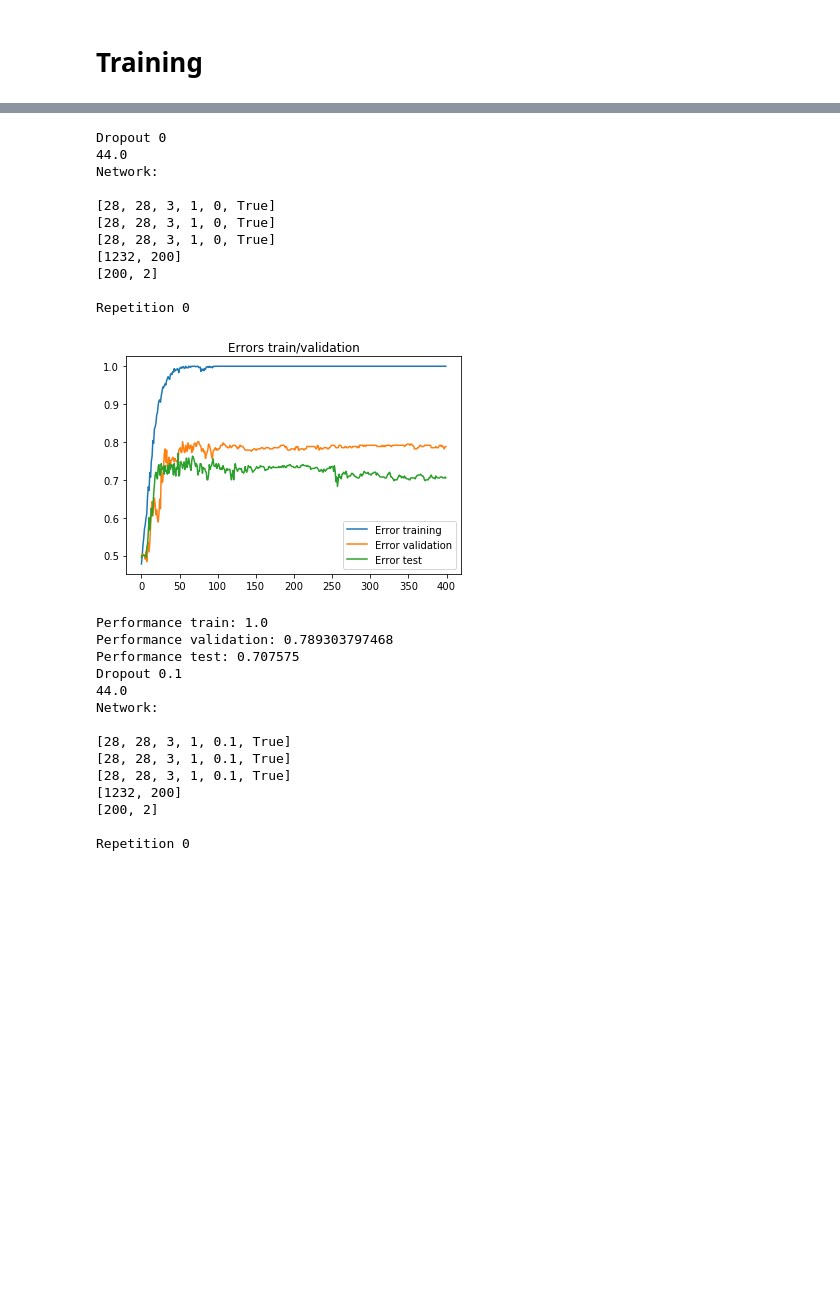
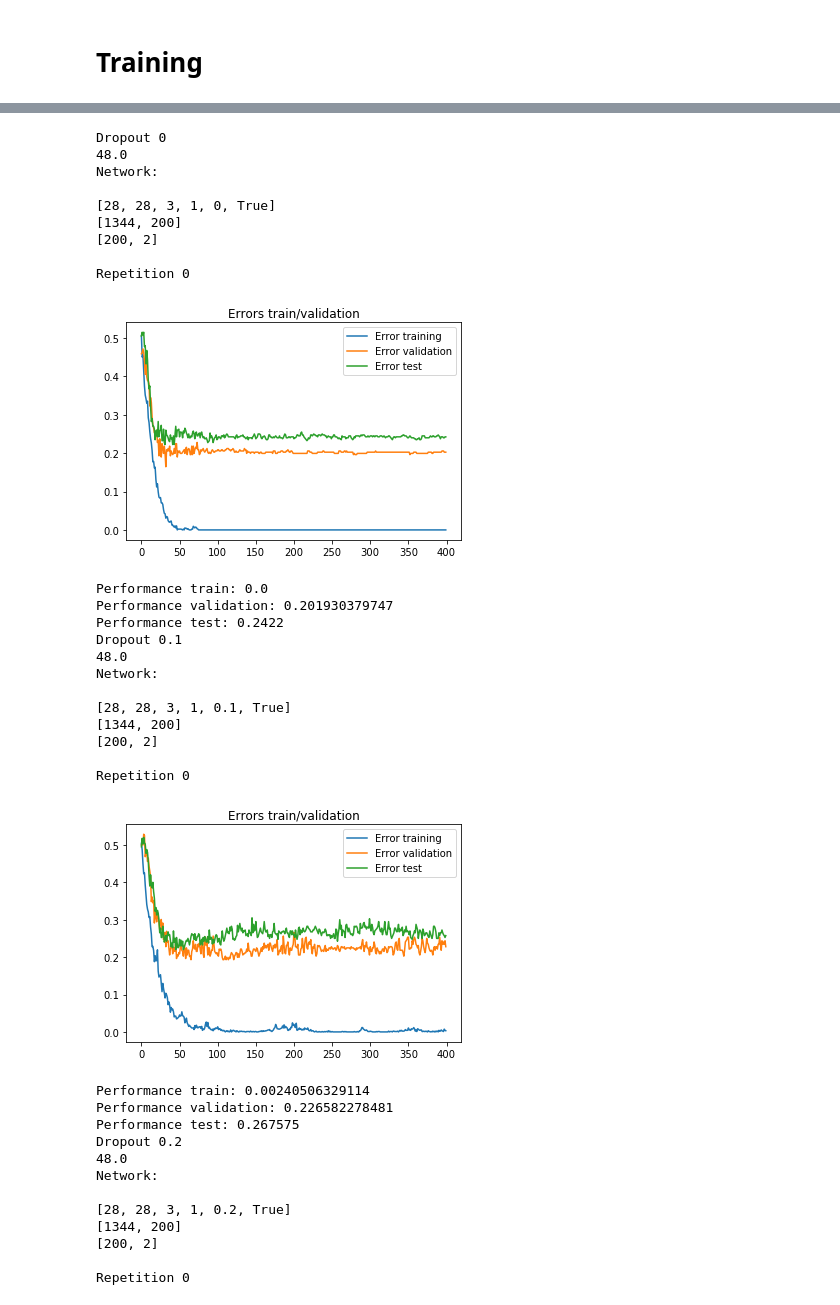
Before and after one commit to deatinor/EEG, a Jupyter notebook: stefano/models.ipynb, the cells around one changed output, grey strips where cells are left out. Saved outputs shown, nothing was run; the diff lists cells and outputs as text; code cells hidden in the pictures; blank space fills up the shorter version.

```diff
--- a/stefano/models.ipynb
+++ b/stefano/models.ipynb
@@ -80,50 +74,59 @@ Object `nn.Conv2D` not found.
 # %%
 dropout_values=[0,0.1,0.2,0.3,0.4,0.5,0.6,0.7,0.8,0.9]
 results=[]
 for dropout in dropout_values:
     print('Dropout',dropout)
     cv=CrossValidation(k=4,train_dataset=train_dataset,test_dataset=test_dataset,
                    train_target=train_target,test_target=test_target)
 
-    net_type=ThreeLayers
+    net_type=SingleLayer
     optimizer_type=optim.Adam
     criterion_type=nn.CrossEntropyLoss
     network_params=NetworkParams(conv_filters=[28,28,28],conv_kernels=[3,3,3],
                                  linear_filters=[200,2],
                                  dropout_rate=dropout,batch_norm=True,conv1D=True)
     optimizer_params=OptimizerParams()
     train_params=TrainParams(max_epoch=400,mini_batch_size=79)
 
 
     params=Params(net_type,optimizer_type,criterion_type,network_params=network_params,
                   optimizer_params=optimizer_params,train_params=train_params,)
 
     cv(params,repetitions=1,cross_validation=True,repetitions_test=4)
     results.append(cv.result)
 # %% [output]
 Dropout 0
-44.0
+48.0
 Network:
 
 [28, 28, 3, 1, 0, True]
-[28, 28, 3, 1, 0, True]
-[28, 28, 3, 1, 0, True]
-[1232, 200]
+[1344, 200]
 [200, 2]
 
 Repetition 0
-[figure, old version]
+[figure, new version]
-Performance train: 1.0
-Performance validation: 0.789303797468
-Performance test: 0.707575
+Performance train: 0.0
+Performance validation: 0.201930379747
+Performance test: 0.2422
 Dropout 0.1
-44.0
+48.0
 Network:
 
 [28, 28, 3, 1, 0.1, True]
-[28, 28, 3, 1, 0.1, True]
-[28, 28, 3, 1, 0.1, True]
-[1232, 200]
+[1344, 200]
 [200, 2]
 
 Repetition 0
+[figure, added]
+Performance train: 0.00240506329114
+Performance validation: 0.226582278481
+Performance test: 0.267575
+Dropout 0.2
+48.0
+Network:
+
+[28, 28, 3, 1, 0.2, True]
+[1344, 200]
+[200, 2]
+
+Repetition 0
```
Also changed, not shown: parts of 3 cells of this notebook, 5 other files.
